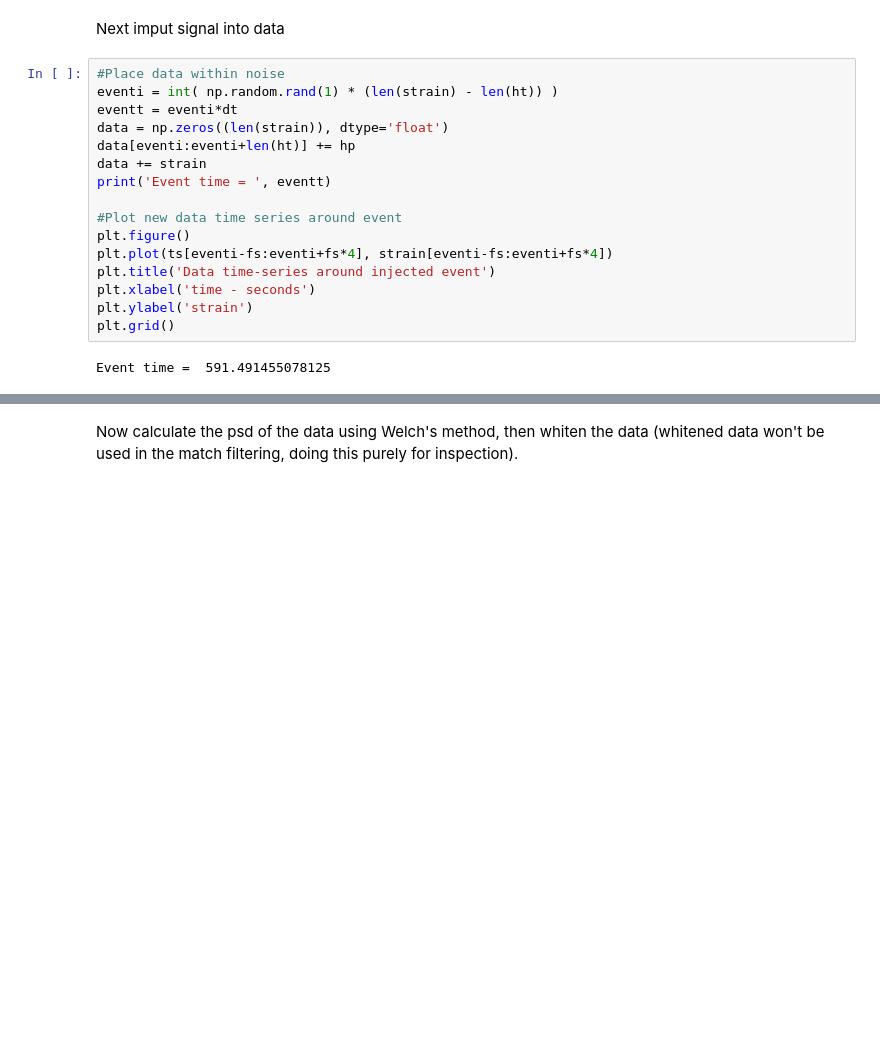
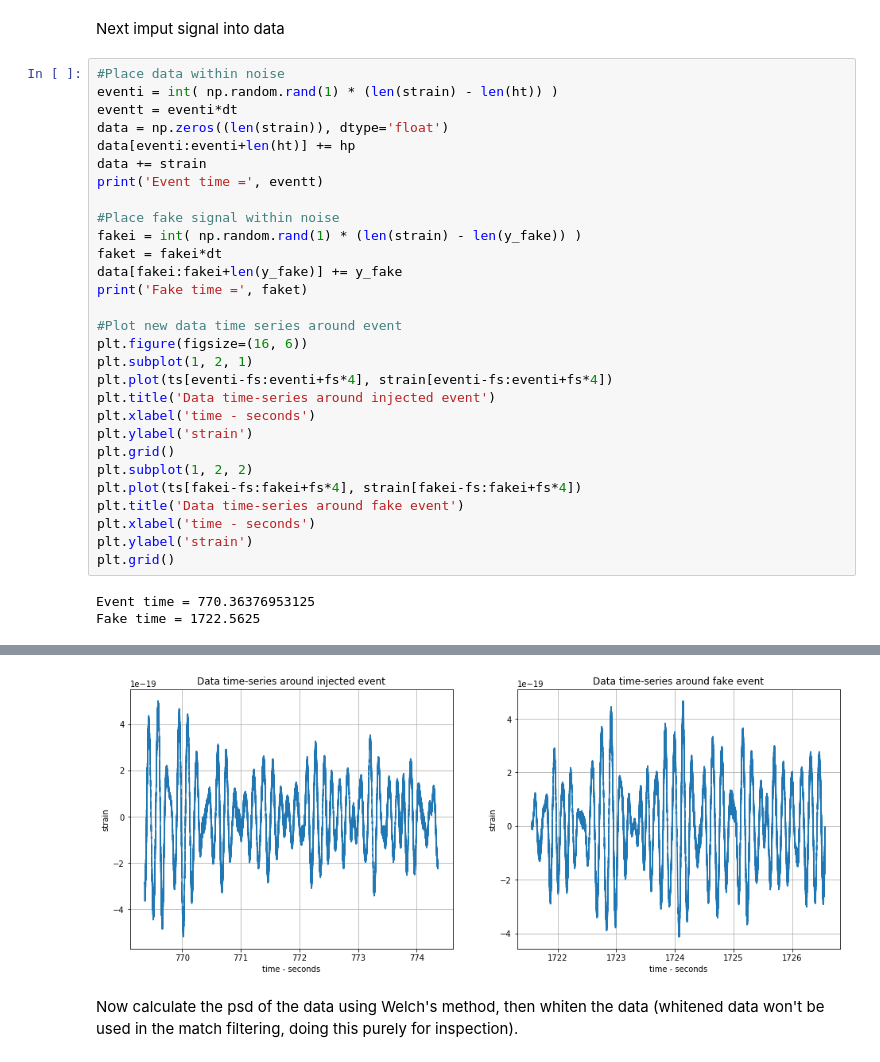
Before and after one commit to connor-mcisaac/gw_test, a Jupyter notebook: FFTonly/MatchedFilter.ipynb, the cells around one changed output, grey strips where cells are left out. Cells and saved outputs as stored; diff of their text form; blank space fills up the shorter version.

```diff
--- a/FFTonly/MatchedFilter.ipynb
+++ b/FFTonly/MatchedFilter.ipynb
@@ -71,14 +93,28 @@ eventt = eventi*dt
 data = np.zeros((len(strain)), dtype='float')
 data[eventi:eventi+len(ht)] += hp
 data += strain
-print('Event time = ', eventt)
+print('Event time =', eventt)
+
+#Place fake signal within noise
+fakei = int( np.random.rand(1) * (len(strain) - len(y_fake)) )
+faket = fakei*dt
+data[fakei:fakei+len(y_fake)] += y_fake
+print('Fake time =', faket)
 
 #Plot new data time series around event
-plt.figure()
+plt.figure(figsize=(16, 6))
+plt.subplot(1, 2, 1)
 plt.plot(ts[eventi-fs:eventi+fs*4], strain[eventi-fs:eventi+fs*4])
 plt.title('Data time-series around injected event')
 plt.xlabel('time - seconds')
 plt.ylabel('strain')
 plt.grid()
+plt.subplot(1, 2, 2)
+plt.plot(ts[fakei-fs:fakei+fs*4], strain[fakei-fs:fakei+fs*4])
+plt.title('Data time-series around fake event')
+plt.xlabel('time - seconds')
+plt.ylabel('strain')
+plt.grid()
 # %% [output]
-Event time =  591.491455078125
+Event time = 770.36376953125
+Fake time = 1722.5625
@@ -87,3 +121,4 @@ Event time =  591.491455078125
+[figure, added]
 # %% [markdown]
 Now calculate the psd of the data using Welch's method, then whiten the data (whitened data won't be used in the match filtering, doing this purely for inspection).
 # %%
```
Also changed, not shown: parts of 9 cells of this notebook, 5 other files.
